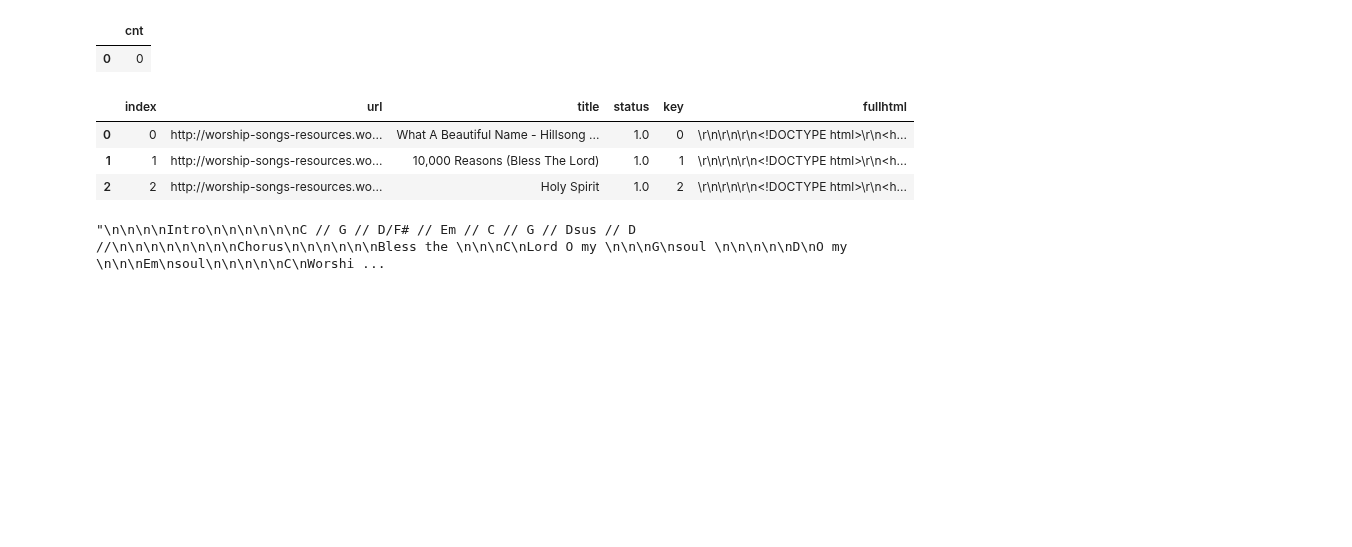
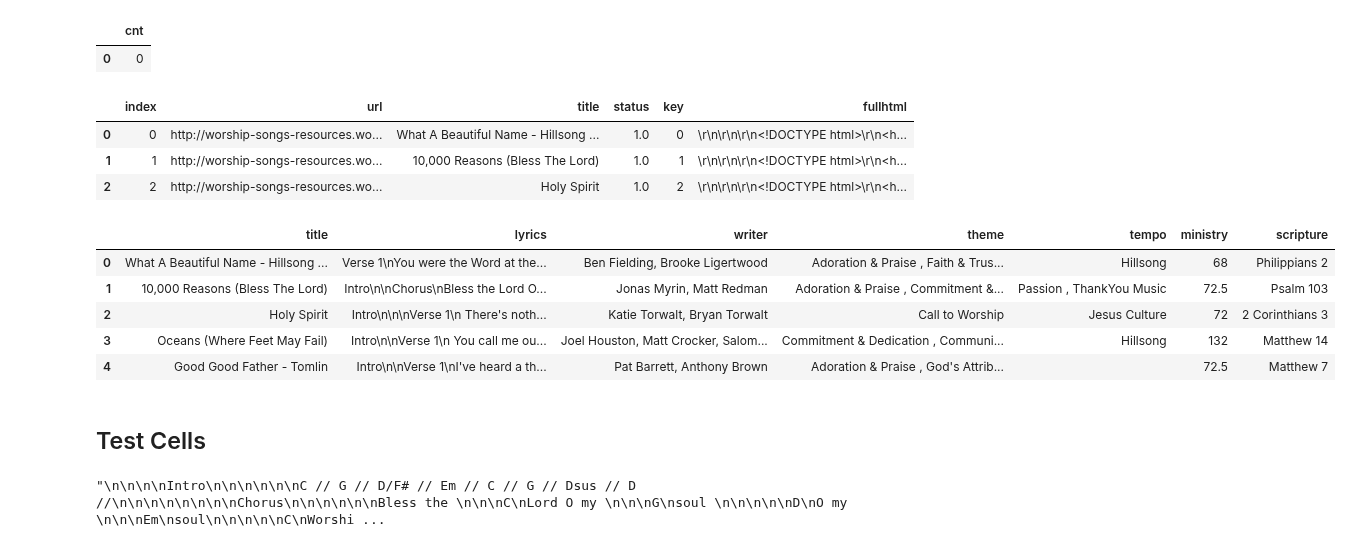
Before and after one commit to chenjennhaur/lyrics, a Jupyter notebook: PraiseAndWorship.ipynb, the cells around one changed output. Cells and saved outputs as stored; diff of their text form; code cells hidden in the pictures; blank space fills up the shorter version.

```diff
--- a/PraiseAndWorship.ipynb
+++ b/PraiseAndWorship.ipynb
@@ -198,6 +219,8 @@ for key,row in praise.iterrows():
     BPM = ''
     scripture = ''
 
+    getTaxonomy = soup.find('div',attrs={'class':'song_taxonomy'}).findAll('div',attrs={'class':'row'})
+
     for tax in getTaxonomy:
         category = tax.strong.text.strip()
     #     print(category)
@@ -230,0 +242,9 @@ Psalm 103
+# %%
+praiselyrics.head(5)
+# %% [output]
+|  | title | lyrics | writer | theme | tempo | ministry | scripture |
+| 0 | What A Beautiful Name - Hillsong ... | Verse 1\nYou were the Word at the... | Ben Fielding, Brooke Ligertwood | Adoration & Praise , Faith & Trus... | Hillsong | 68 | Philippians 2 |
+| 1 | 10,000 Reasons (Bless The Lord) | Intro\n\nChorus\nBless the Lord O... | Jonas Myrin, Matt Redman | Adoration & Praise , Commitment &... | Passion , ThankYou Music | 72.5 | Psalm 103 |
+| 2 | Holy Spirit | Intro\n\n\nVerse 1\n There's noth... | Katie Torwalt, Bryan Torwalt | Call to Worship | Jesus Culture | 72 | 2 Corinthians 3 |
+| 3 | Oceans (Where Feet May Fail) | Intro\n\nVerse 1\n You call me ou... | Joel Houston, Matt Crocker, Salom... | Commitment & Dedication , Communi... | Hillsong | 132 | Matthew 14 |
+| 4 | Good Good Father - Tomlin | Intro\n\nVerse 1\nI've heard a th... | Pat Barrett, Anthony Brown | Adoration & Praise , God's Attrib... |  | 72.5 | Matthew 7 |
@@ -231,3 +253,5 @@ Psalm 103
+# %% [markdown]
+## Test Cells
 # %%
 lyrics = soup.find('div',attrs={'class':'chord-pro-disp'})
 lyrics.get_text()
```
Also changed, not shown: parts of 4 cells of this notebook.
